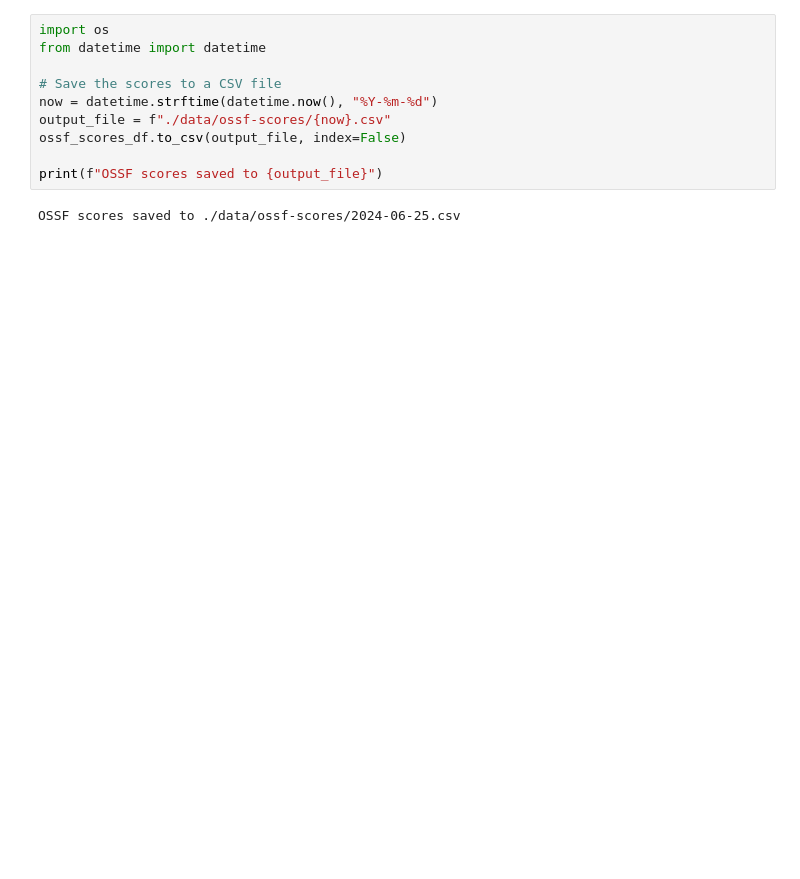
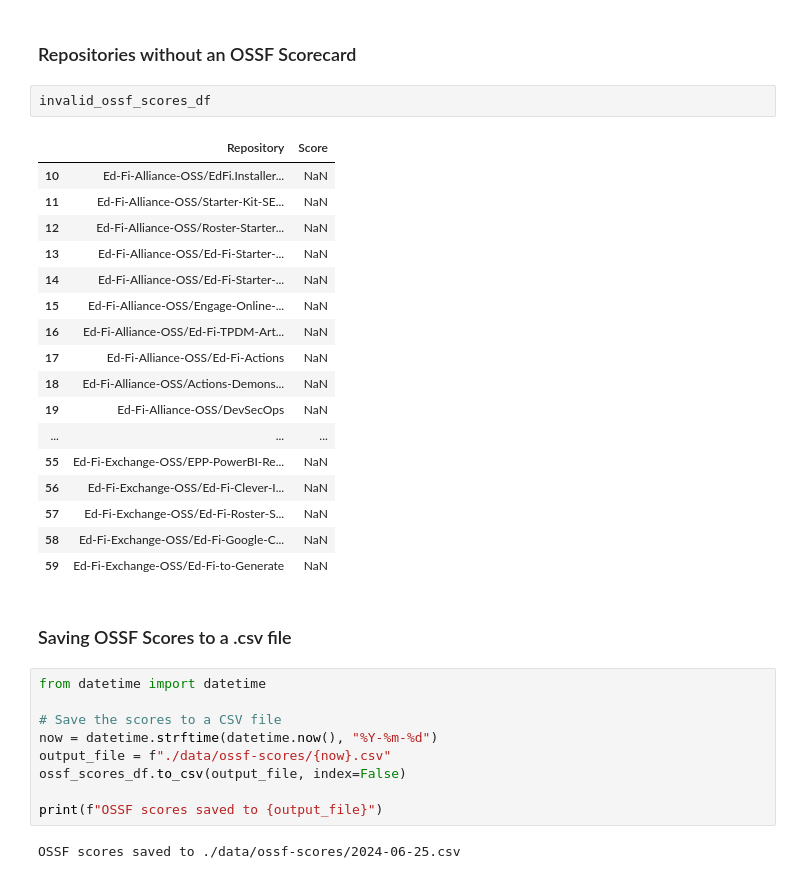
Before and after one commit to Ed-Fi-Alliance-OSS/DevSecOps, a Jupyter notebook: metrics/Score Metric.ipynb, the cells around one changed output. Cells and saved outputs as stored; diff of their text form; blank space fills up the shorter version.

```diff
--- a/metrics/Score Metric.ipynb
+++ b/metrics/Score Metric.ipynb
@@ -59,5 +76,28 @@ ossf_scores_df
+# %% [markdown]
+### Repositories without an OSSF Scorecard
+# %%
+invalid_ossf_scores_df
+# %% [output]
+|  | Repository | Score |
+| 10 | Ed-Fi-Alliance-OSS/EdFi.Installer... | NaN |
+| 11 | Ed-Fi-Alliance-OSS/Starter-Kit-SE... | NaN |
+| 12 | Ed-Fi-Alliance-OSS/Roster-Starter... | NaN |
+| 13 | Ed-Fi-Alliance-OSS/Ed-Fi-Starter-... | NaN |
+| 14 | Ed-Fi-Alliance-OSS/Ed-Fi-Starter-... | NaN |
+| 15 | Ed-Fi-Alliance-OSS/Engage-Online-... | NaN |
+| 16 | Ed-Fi-Alliance-OSS/Ed-Fi-TPDM-Art... | NaN |
+| 17 | Ed-Fi-Alliance-OSS/Ed-Fi-Actions | NaN |
+| 18 | Ed-Fi-Alliance-OSS/Actions-Demons... | NaN |
+| 19 | Ed-Fi-Alliance-OSS/DevSecOps | NaN |
+| ... | ... | ... |
+| 55 | Ed-Fi-Exchange-OSS/EPP-PowerBI-Re... | NaN |
+| 56 | Ed-Fi-Exchange-OSS/Ed-Fi-Clever-I... | NaN |
+| 57 | Ed-Fi-Exchange-OSS/Ed-Fi-Roster-S... | NaN |
+| 58 | Ed-Fi-Exchange-OSS/Ed-Fi-Google-C... | NaN |
+| 59 | Ed-Fi-Exchange-OSS/Ed-Fi-to-Generate | NaN |
+# %% [markdown]
+### Saving OSSF Scores to a .csv file
 # %%
-import os
 from datetime import datetime
 
 # Save the scores to a CSV file
```
Also changed, not shown: parts of 9 cells of this notebook, 2 other files.
